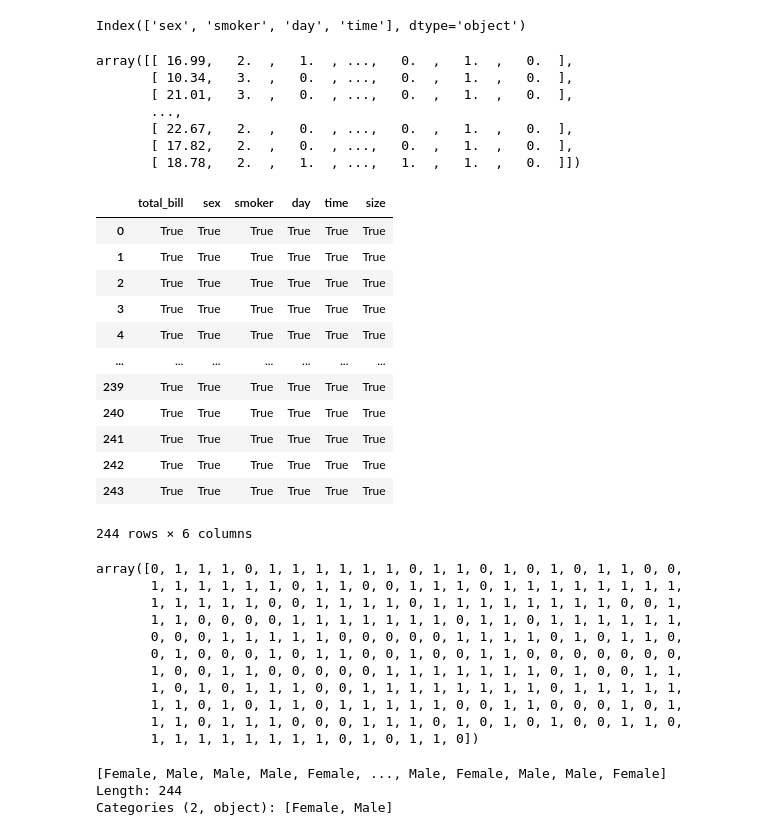
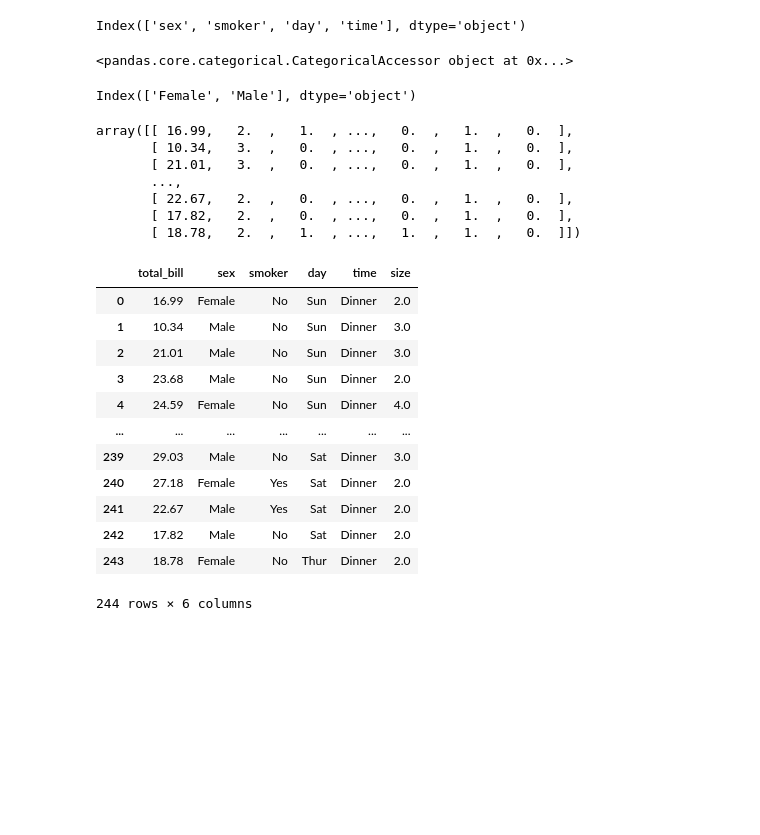
Before and after one commit to TomAugspurger/mtg, a Jupyter notebook: notes.ipynb, the cells around one changed output. Saved outputs shown, nothing was run; the diff lists cells and outputs as text; code cells hidden in the pictures; blank space fills up the shorter version.

```diff
--- a/notes.ipynb
+++ b/notes.ipynb
@@ -340,30 +357,39 @@ Bridge Pandas DataFrame <-> NumPy array
 X.select_dtypes(include=['category']).columns
 # %% [output]
 Index(['sex', 'smoker', 'day', 'time'], dtype='object')
+# %%
+X.day.cat
+# %% [output]
+<pandas.core.categorical.CategoricalAccessor object at 0x...>
+# %%
+X.sex.cat.categories
+# %% [output]
+Index(['Female', 'Male'], dtype='object')
 # %%
 class DummyEncoder(TransformerMixin):
 
     def fit(self, X, y=None):
+        # record info here, use in transform, inv_transform.
         self.columns_ = X.columns
         self.cat_cols_ = X.select_dtypes(include=['category']).columns
         self.non_cat_cols_ = X.columns.drop(self.cat_cols_)
 
         self.cat_map_ = {col: X[col].cat for col in self.cat_cols_}
+        left = len(self.non_cat_cols_) # 2
+        self.cat_blocks_ = {}
 
-        self.cat_blocks_ = {}  # col -> slice for this categorical
-        left = len(self.non_cat_cols_)  # 2
         for col in self.cat_cols_:
             right = left + len(X[col].cat.categories)
             self.cat_blocks_[col] = slice(left, right)
             left = right
-
         return self
 
     def transform(self, X, y=None):
         return np.asarray(pd.get_dummies(X))
 
     def inverse_transform(self, trn, y=None):
-        # ndarray -> DataFrame
+        # Numpy to Pandas DataFrame
+        # original column names <=> positions
         numeric = pd.DataFrame(trn[:, :len(self.non_cat_cols_)],
                                columns=self.non_cat_cols_)
         series = []
@@ -373,8 +399,8 @@ class DummyEncoder(TransformerMixin):
                                             self.cat_map_[col].categories,
                                             ordered=self.cat_map_[col].ordered)
             series.append(pd.Series(cat, name=col))
-        df = pd.concat([numeric] + series, axis=1)[self.columns_]
-        return df
+        return pd.concat([numeric] + series, axis=1)[self.columns_]
+
 
 
 de = DummyEncoder()
@@ -389,39 +415,18 @@ array([[ 16.99,   2.  ,   1.  , ...,   0.  ,   1.  ,   0.  ],
        [ 17.82,   2.  ,   0.  , ...,   0.  ,   1.  ,   0.  ],
        [ 18.78,   2.  ,   1.  , ...,   1.  ,   1.  ,   0.  ]])
 # %%
-de.inverse_transform(trn) == X
+de.inverse_transform(trn)
 # %% [output]
 |  | total_bill | sex | smoker | day | time | size |
-| 0 | True | True | True | True | True | True |
-| 1 | True | True | True | True | True | True |
-| 2 | True | True | True | True | True | True |
-| 3 | True | True | True | True | True | True |
-| 4 | True | True | True | True | True | True |
+| 0 | 16.99 | Female | No | Sun | Dinner | 2.0 |
+| 1 | 10.34 | Male | No | Sun | Dinner | 3.0 |
+| 2 | 21.01 | Male | No | Sun | Dinner | 3.0 |
+| 3 | 23.68 | Male | No | Sun | Dinner | 2.0 |
+| 4 | 24.59 | Female | No | Sun | Dinner | 4.0 |
 | ... | ... | ... | ... | ... | ... | ... |
-| 239 | True | True | True | True | True | True |
-| 240 | True | True | True | True | True | True |
-| 241 | True | True | True | True | True | True |
-| 242 | True | True | True | True | True | True |
-| 243 | True | True | True | True | True | True |
+| 239 | 29.03 | Male | No | Sat | Dinner | 3.0 |
+| 240 | 27.18 | Female | Yes | Sat | Dinner | 2.0 |
+| 241 | 22.67 | Male | Yes | Sat | Dinner | 2.0 |
+| 242 | 17.82 | Male | No | Sat | Dinner | 2.0 |
+| 243 | 18.78 | Female | No | Thur | Dinner | 2.0 |
 244 rows × 6 columns
-# %%
-codes = trn[:, 2:4].argmax(1)
-codes
-# %% [output]
-array([0, 1, 1, 1, 0, 1, 1, 1, 1, 1, 1, 0, 1, 1, 0, 1, 0, 1, 0, 1, 1, 0, 0,
-       1, 1, 1, 1, 1, 1, 0, 1, 1, 0, 0, 1, 1, 1, 0, 1, 1, 1, 1, 1, 1, 1, 1,
-       1, 1, 1, 1, 1, 0, 0, 1, 1, 1, 1, 0, 1, 1, 1, 1, 1, 1, 1, 1, 0, 0, 1,
-       1, 1, 0, 0, 0, 0, 1, 1, 1, 1, 1, 1, 1, 0, 1, 1, 0, 1, 1, 1, 1, 1, 1,
-       0, 0, 0, 1, 1, 1, 1, 1, 0, 0, 0, 0, 0, 1, 1, 1, 1, 0, 1, 0, 1, 1, 0,
-       0, 1, 0, 0, 0, 1, 0, 1, 1, 0, 0, 1, 0, 0, 1, 1, 0, 0, 0, 0, 0, 0, 0,
-       1, 0, 0, 1, 1, 0, 0, 0, 0, 0, 1, 1, 1, 1, 1, 1, 1, 0, 1, 0, 0, 1, 1,
-       1, 0, 1, 0, 1, 1, 1, 0, 0, 1, 1, 1, 1, 1, 1, 1, 1, 0, 1, 1, 1, 1, 1,
-       1, 1, 0, 1, 0, 1, 1, 0, 1, 1, 1, 1, 1, 0, 0, 1, 1, 0, 0, 0, 1, 0, 1,
-       1, 1, 0, 1, 1, 1, 0, 0, 0, 1, 1, 1, 0, 1, 0, 1, 0, 1, 0, 0, 1, 1, 0,
-       1, 1, 1, 1, 1, 1, 1, 1, 0, 1, 0, 1, 1, 0])
-# %%
-pd.Categorical.from_codes(codes, X.sex.cat.categories, X.sex.cat.ordered)
-# %% [output]
-[Female, Male, Male, Male, Female, ..., Male, Female, Male, Male, Female]
-Length: 244
-Categories (2, object): [Female, Male]
```
Also changed, not shown: parts of 7 cells of this notebook.
